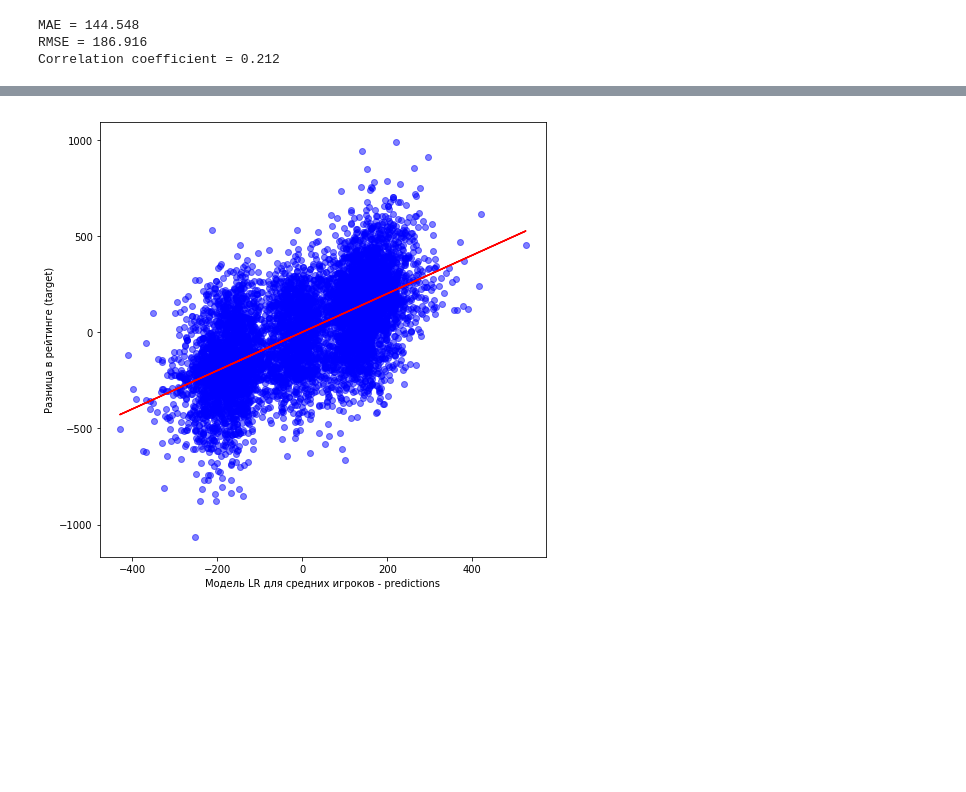
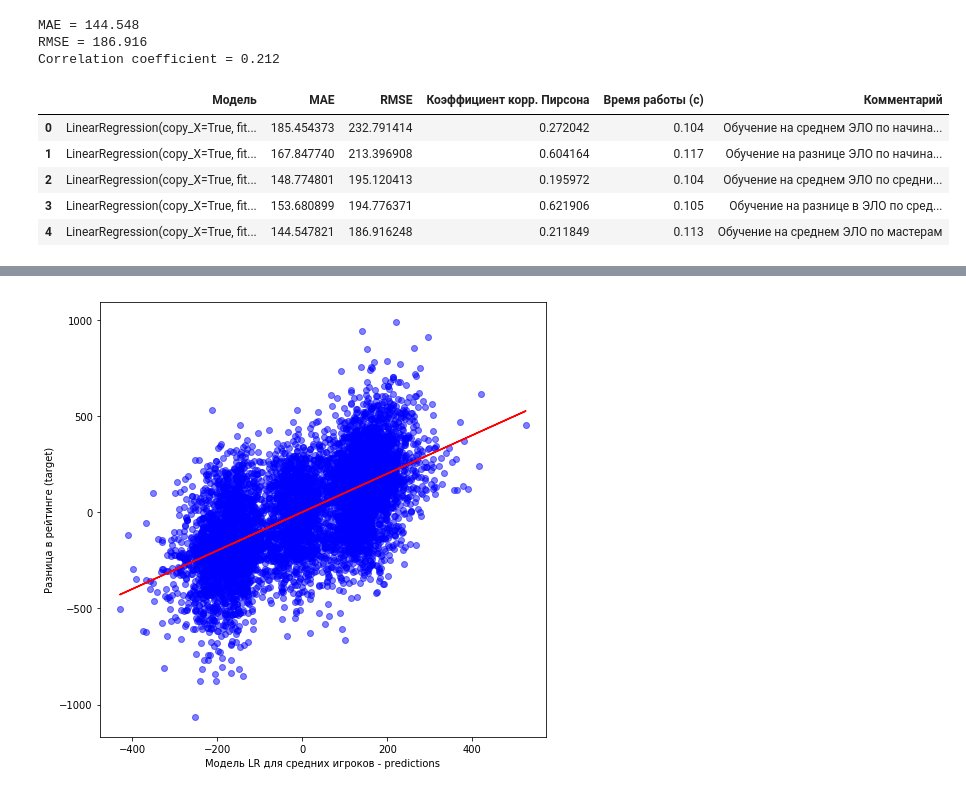
Before and after one commit to polinarod/PredictingRaitings, a Jupyter notebook: modeling_by_groups.ipynb, the cells around one changed output, grey strips where cells are left out. Saved outputs shown, nothing was run; the diff lists cells and outputs as text; code cells hidden in the pictures; blank space fills up the shorter version.

```diff
--- a/modeling_by_groups.ipynb
+++ b/modeling_by_groups.ipynb
@@ -170,6 +182,11 @@ print("Correlation coefficient = {:.3f}".format(corr_coef1[0]))
 MAE = 185.454
 RMSE = 232.791
 Correlation coefficient = 0.272
+# %%
+output = pd.DataFrame([[str(lr_mean_novice), mae1,rmse1, corr_coef1[0],full_time1,'Обучение на среднем ЭЛО по начинающим']],
+                   columns=['Модель', 'MAE','RMSE','Коэффициент корр. Пирсона', 'Время работы (c)', 'Комментарий'])
+
+output.to_excel(r'C:\Users\Asus\PredictingRatings\models\class_results.xlsx',index=False)
 # %%
 start2 = time.time()
 lr_diff_novice= LinearRegression()
@@ -422,6 +503,20 @@ print("Correlation coefficient = {:.3f}".format(corr_coef6[0]))
 MAE = 144.548
 RMSE = 186.916
 Correlation coefficient = 0.212
+# %%
+output = output.append(pd.Series([str(lr_mean_master), mae6,rmse6,
+                                  corr_coef6[0],full_time6,'Обучение на среднем ЭЛО по мастерам'],
+                                 index=output.columns ),
+                      ignore_index=True)
+output.to_excel(r'C:\Users\Asus\PredictingRatings\models\class_results.xlsx',index=False)
+output
+# %% [output]
+|  | Модель | MAE | RMSE | Коэффициент корр. Пирсона | Время работы (c) | Комментарий |
+| 0 | LinearRegression(copy_X=True, fit... | 185.454373 | 232.791414 | 0.272042 | 0.104 | Обучение на среднем ЭЛО по начина... |
+| 1 | LinearRegression(copy_X=True, fit... | 167.847740 | 213.396908 | 0.604164 | 0.117 | Обучение на разнице ЭЛО по начина... |
+| 2 | LinearRegression(copy_X=True, fit... | 148.774801 | 195.120413 | 0.195972 | 0.104 | Обучение на среднем ЭЛО по средни... |
+| 3 | LinearRegression(copy_X=True, fit... | 153.680899 | 194.776371 | 0.621906 | 0.105 | Обучение на разнице в ЭЛО по сред... |
+| 4 | LinearRegression(copy_X=True, fit... | 144.547821 | 186.916248 | 0.211849 | 0.113 | Обучение на среднем ЭЛО по мастерам |
 # %%
 start7 = time.time()
 lr_diff_master= LinearRegression()
```
Also changed, not shown: parts of 38 cells of this notebook, 10 other files.
